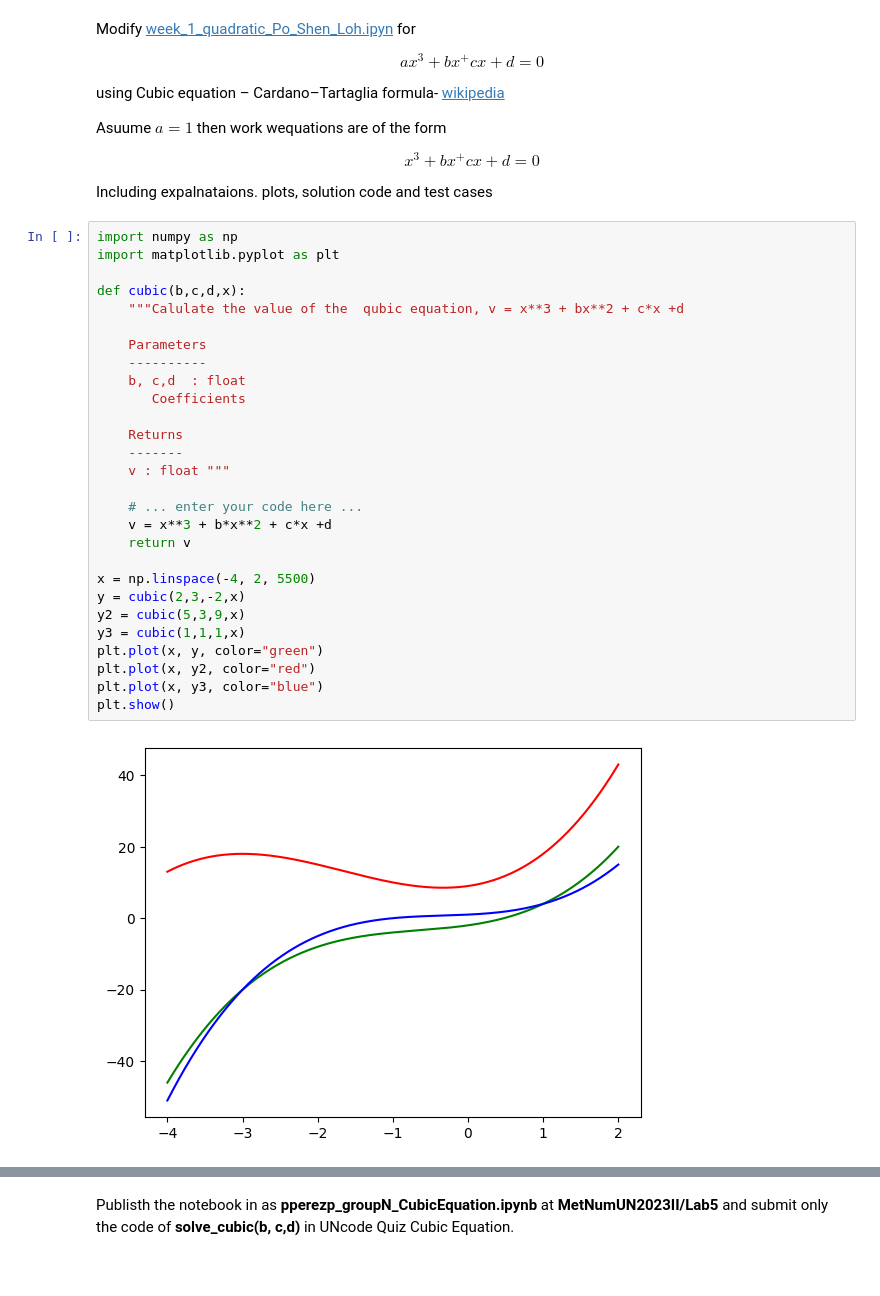
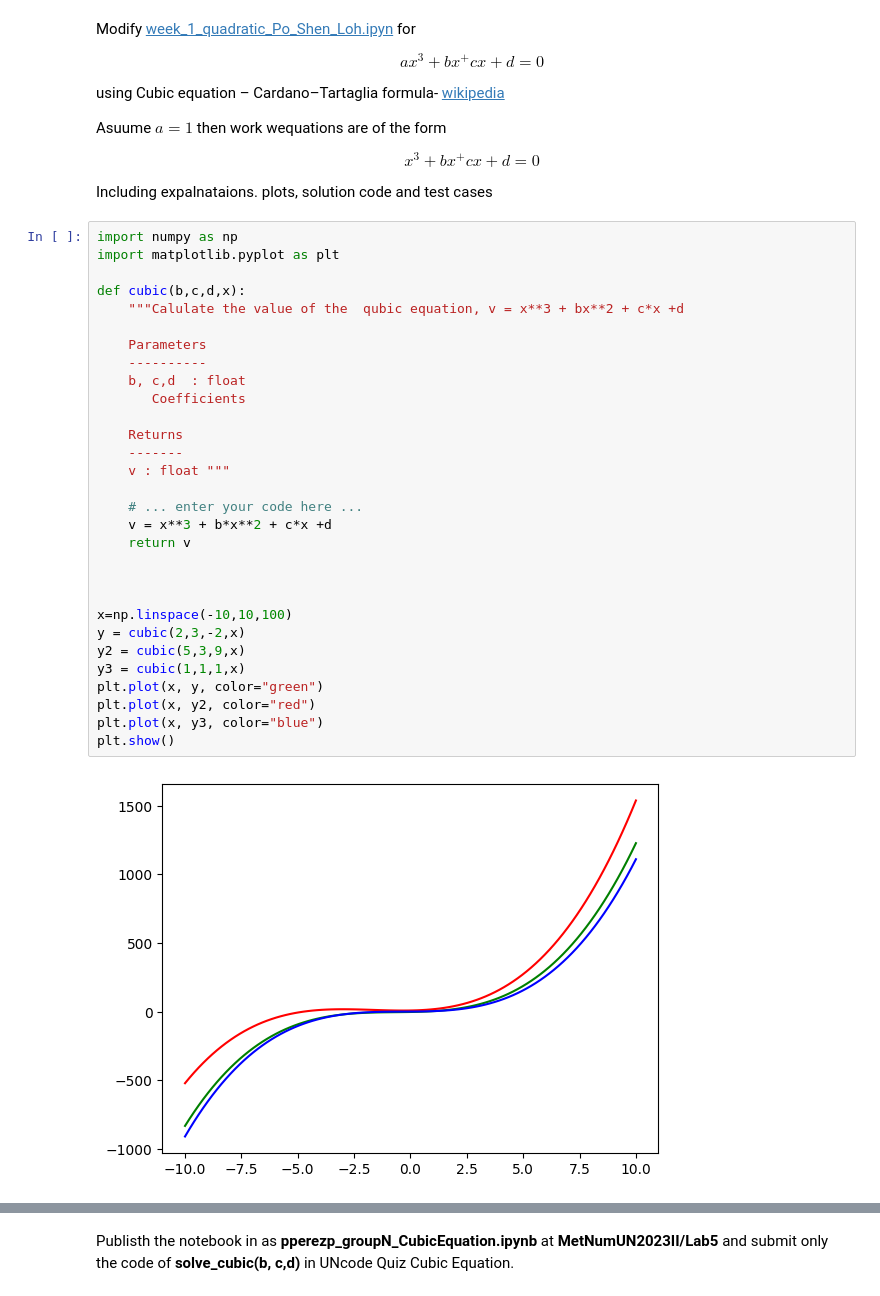
Before and after one commit to jorozcove/MetNumUN2023II, a Jupyter notebook: lab_5/jorozcove_group10_CubicEquation.ipynb, the cells around one changed output, grey strips where cells are left out. Saved outputs shown, nothing was run; the diff lists cells and outputs as text.

```diff
--- a/lab_5/jorozcove_group10_CubicEquation.ipynb
+++ b/lab_5/jorozcove_group10_CubicEquation.ipynb
@@ -13,32 +34,34 @@ Including expalnataions. plots, solution code and test cases
 # %%
 import numpy as np
 import matplotlib.pyplot as plt
 
 def cubic(b,c,d,x):
     """Calulate the value of the  qubic equation, v = x**3 + bx**2 + c*x +d
 
     Parameters
     ----------
     b, c,d  : float
        Coefficients
 
     Returns
     -------
     v : float """
 
     # ... enter your code here ...
     v = x**3 + b*x**2 + c*x +d
     return v
 
-x = np.linspace(-4, 2, 5500)
+
+
+x=np.linspace(-10,10,100)
 y = cubic(2,3,-2,x)
 y2 = cubic(5,3,9,x)
 y3 = cubic(1,1,1,x)
 plt.plot(x, y, color="green")
 plt.plot(x, y2, color="red")
 plt.plot(x, y3, color="blue")
 plt.show()
 # %% [output]
-[figure, old version]
+[figure, new version]
 # %%
 import math
```
Also changed, not shown: parts of 6 cells of this notebook.
